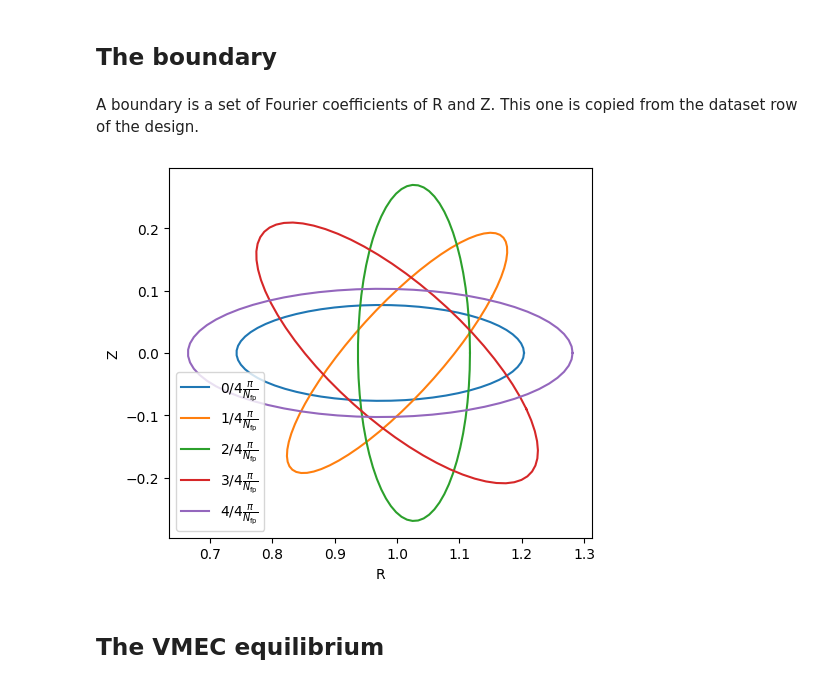
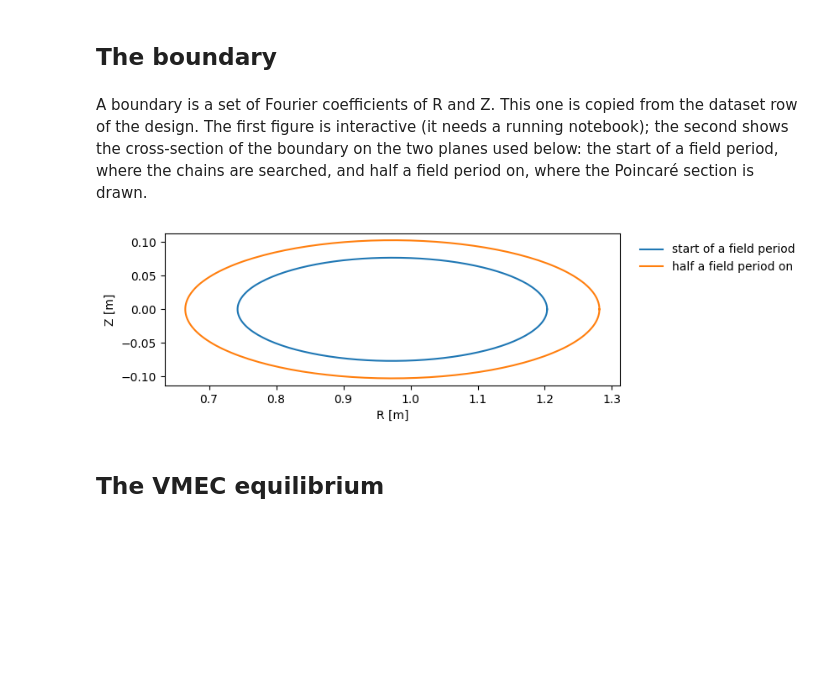
Before and after one commit to proximafusion/constellaration, a Jupyter notebook: notebooks/spectre_field_integrity.ipynb, the cells around one changed output. Cells and saved outputs as stored; diff of their text form; code cells hidden in the pictures; blank space fills up the shorter version.

```diff
--- a/notebooks/spectre_field_integrity.ipynb
+++ b/notebooks/spectre_field_integrity.ipynb
@@ -33,16 +47,34 @@ RUN_CHAIN_SEARCH = False
 # %% [markdown]
 ## The boundary
 # %% [markdown]
-A boundary is a set of Fourier coefficients of R and Z. This one is copied from the dataset row of the design.
+A boundary is a set of Fourier coefficients of R and Z. This one is copied from the dataset row of the design. The first figure is interactive (it needs a running notebook); the second shows the cross-section of the boundary on the two planes used below: the start of a field period, where the chains are searched, and half a field period on, where the Poincaré section is drawn.
 # %%
 boundary = surface_rz_fourier.SurfaceRZFourier.model_validate_json(
     '{"r_cos":[[0.0,0.0,0.0,0.0,1.0,0.0,-0.02702702702702703,0.0,0.0],[0.0,0.0,0.08978104821425961,-0.019465376230152362,0.17956209642851922,-0.019465376230152362,0.0,0.0,0.0],[0.0,0.0,0.0,0.0,0.0,0.0,0.0,0.0,0.0],[0.0,0.0,0.0,0.0,0.0,0.0,0.0,0.0,0.0],[0.0,0.0,0.0,0.0,0.0,0.0,0.0,0.0,0.0]],"z_sin":[[0.0,0.0,0.0,0.0,0.0,0.0,0.0,0.0,0.0],[0.0,0.0,0.08978104821425961,0.0064884587433841215,-0.17956209642851922,0.0064884587433841215,0.0,0.0,0.0],[0.0,0.0,0.0,0.0,0.0,0.0,0.0,0.0,0.0],[0.0,0.0,0.0,0.0,0.0,0.0,0.0,0.0,0.0],[0.0,0.0,0.0,0.0,0.0,0.0,0.0,0.0,0.0]],"r_sin":null,"z_cos":null,"n_field_periods":3,"n_periodicity":1,"is_stellarator_symmetric":true}'
 )
 visualization.plot_surface(boundary)
 # %%
-_ = visualization.plot_boundary(boundary)
+import matplotlib.pyplot as plt
+
+from constellaration.geometry import surface_utils
+
+# Two toroidal angles: the start of a field period and half a field period on.
+theta_phi = surface_utils.make_theta_phi_grid(
+    n_theta=200,
+    n_phi=2,
+    phi_upper_bound=np.pi / boundary.n_field_periods,
+    include_endpoints=True,
+)
+rz = surface_rz_fourier.evaluate_points_rz(boundary, theta_phi)
+fig, ax = plt.subplots(figsize=(7, 3.5))
+ax.plot(rz[:, 0, 0], rz[:, 0, 1], label="start of a field period")
+ax.plot(rz[:, 1, 0], rz[:, 1, 1], label="half a field period on")
+ax.set_xlabel("R [m]")
+ax.set_ylabel("Z [m]")
+ax.set_aspect("equal")
+_ = ax.legend(loc="upper left", bbox_to_anchor=(1.02, 1.0), frameon=False)
 # %% [output]
-[figure, old version]
+[figure, new version]
 # %% [markdown]
 ## The VMEC equilibrium
 # %% [markdown]
```
Also changed, not shown: parts of 11 cells of this notebook, 3 other files.
